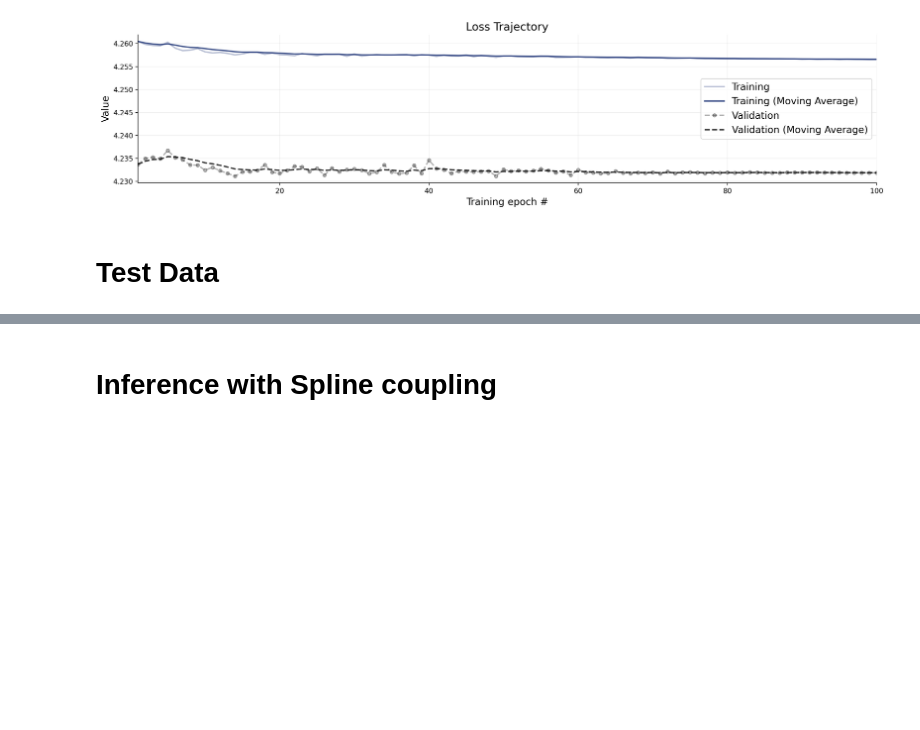
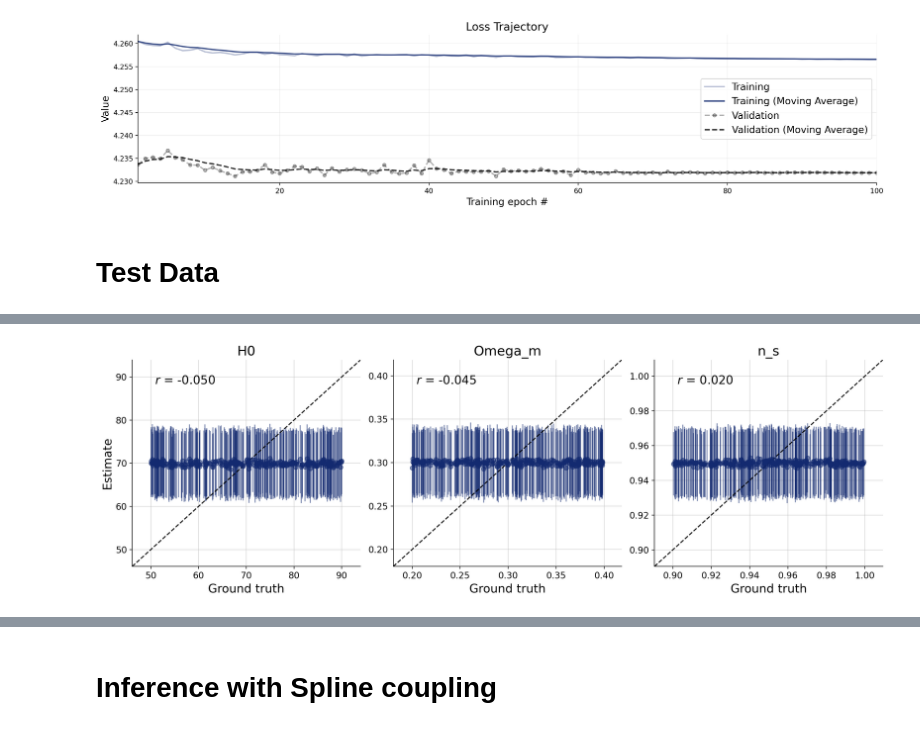
Before and after one commit to lapulga-10/Estimating-Cosmological-Parameters-from-Galaxy-Power-Spectrum-, a Jupyter notebook: 1_DGP.ipynb, the cells around one changed output, grey strips where cells are left out. Drawn from its saved outputs; the diff is of its cells as text; code cells hidden in the pictures; blank space fills up the shorter version.

```diff
--- a/1_DGP.ipynb
+++ b/1_DGP.ipynb
@@ -372,2 +392,4 @@ f = bf.diagnostics.plots.calibration_ecdf(post_samples, test_data, difference=Tr
 # %%
-f = bf.diagnostics.plots.recovery(post_samples, test_data)
+f = bf.diagnostics.plots.recovery(samples, test_data)
+# %% [output]
+[figure, added]
```
Also changed, not shown: parts of 8 cells of this notebook.
